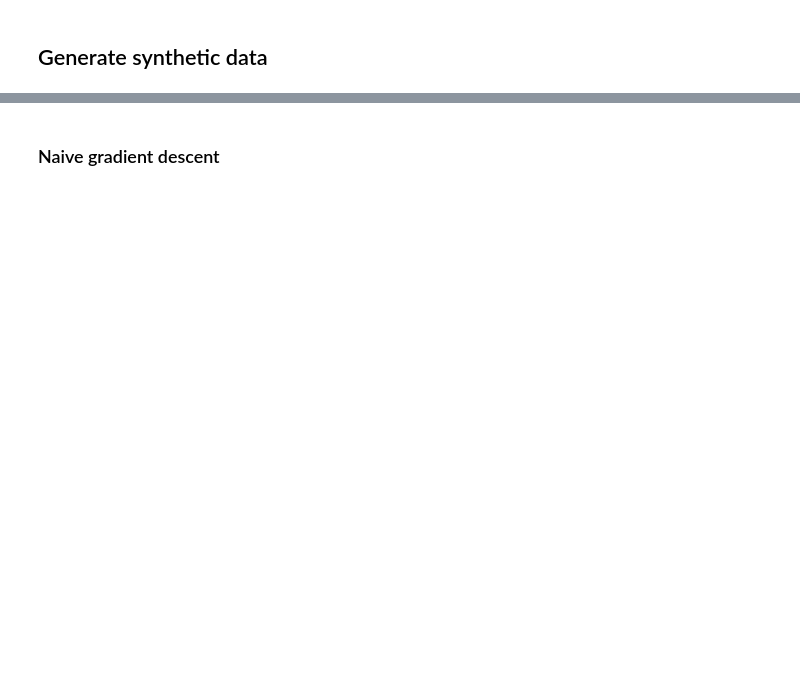
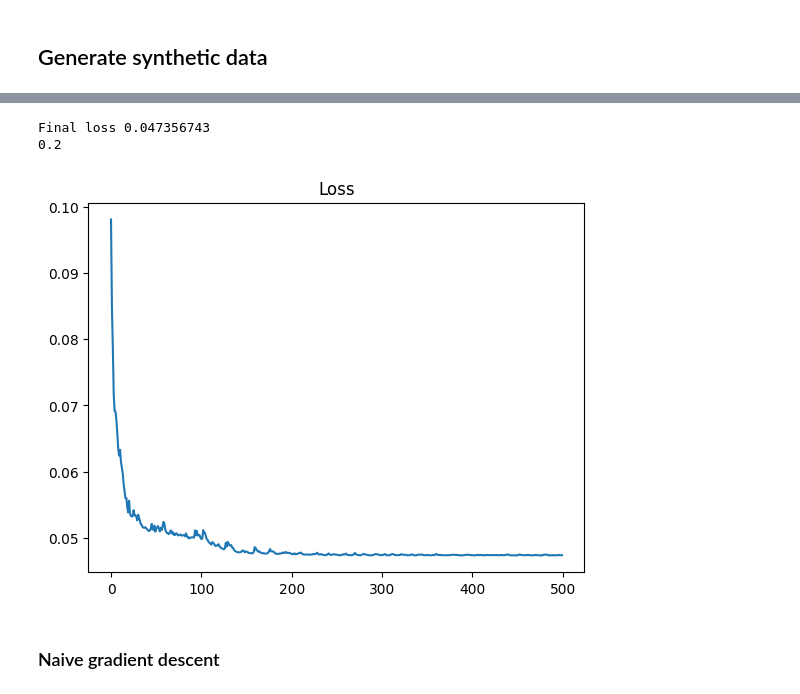
Before and after one commit to JulienAjdenbaum/hyperspectral_adversarial_AEENet, a Jupyter notebook: AAENet/AAENet.ipynb, the cells around one changed output, grey strips where cells are left out. Saved outputs shown, nothing was run; the diff lists cells and outputs as text; code cells hidden in the pictures; blank space fills up the shorter version.

```diff
--- a/AAENet/AAENet.ipynb
+++ b/AAENet/AAENet.ipynb
@@ -169,3 +194,34 @@ torch.Size([2000, 50])
+# %%
+encoder = Encoder(B=B, R=R)
+
+lossFunction = nn.MSELoss()#AngleDistanceLoss()#nn.MSELoss()
+opti = torch.optim.Adam(encoder.parameters(), lr=1e-2, betas=(0.5, 0.9))
+
+epochs = 500
+losses = []
+
+for e in tqdm(range(epochs)):
+    opti.zero_grad()
+    embeddings = encoder(data)
+    #reconstruct = decoder(abundances)
+    loss = lossFunction(embeddings, abundances)
+    loss.backward()
+    opti.step()
+    #ae.projection()
+
+    losses.append(loss.detach().numpy())
+
+print("Final loss", loss.detach().numpy())
+
+print(lossFunction(torch.zeros_like(embeddings), abundances).detach().numpy())
+plt.plot(losses)
+#plt.yscale('log')
+plt.title("Loss")
+plt.show()
+# %% [output]
+Final loss 0.047356743
+0.2
+[figure, added]
 # %% [markdown]
 ### Naive gradient descent
 # %%
```
Also changed, not shown: parts of 10 cells of this notebook.
